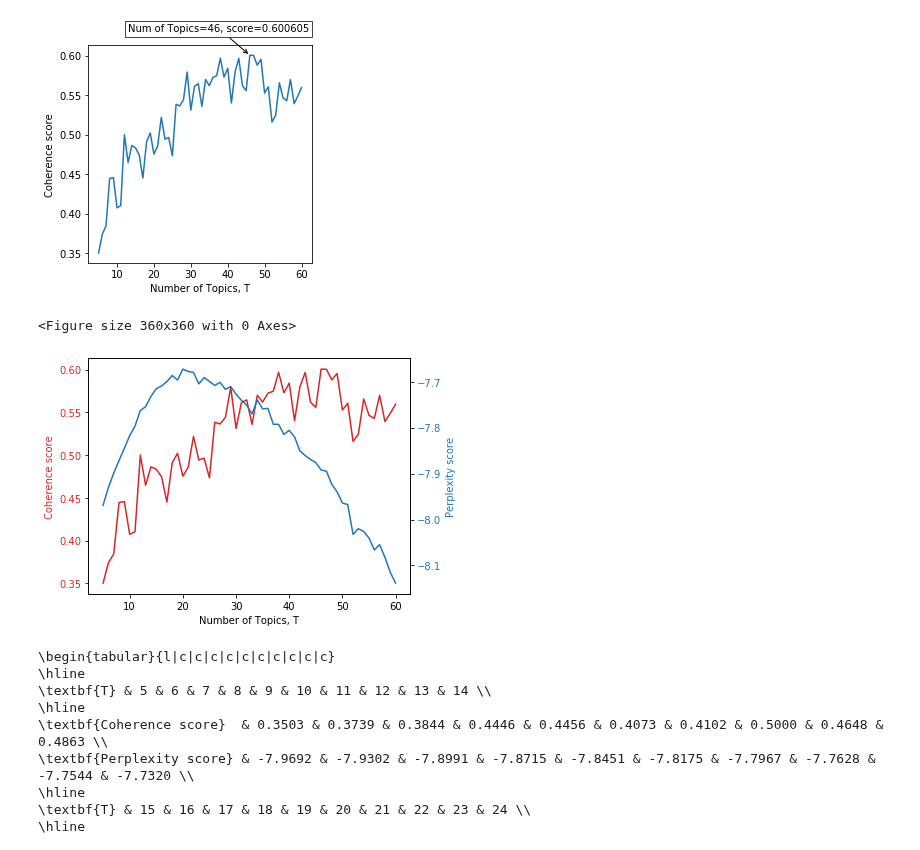
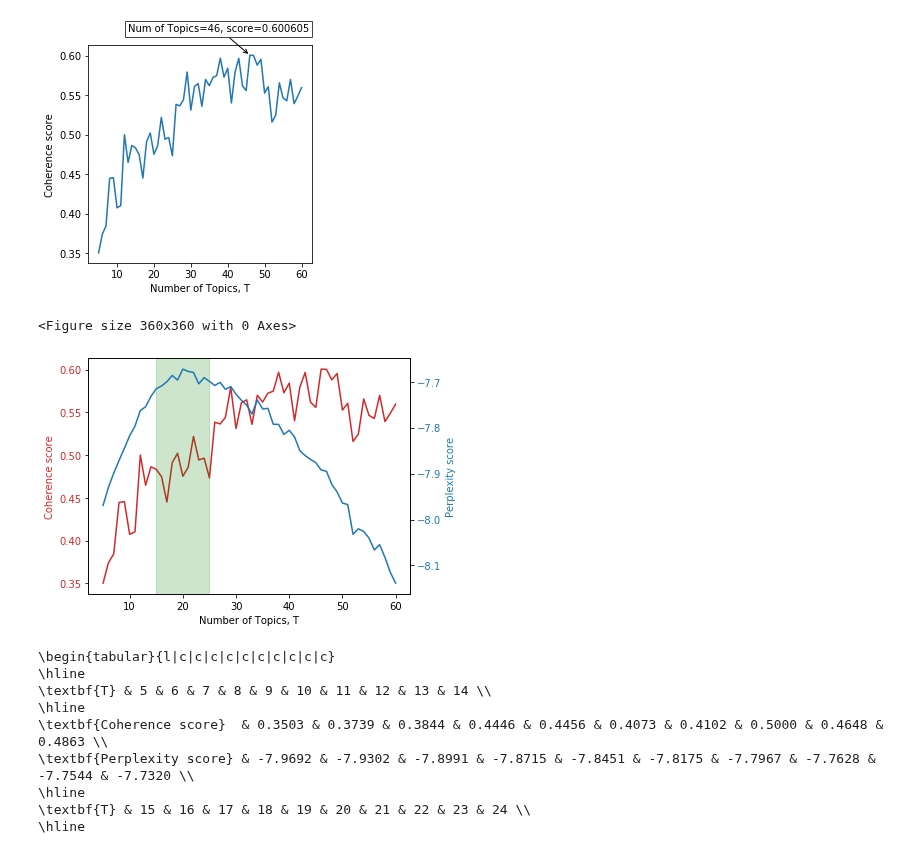
Before and after one commit to Arisiru/dtm-reports-analysis, a Jupyter notebook: notebooks/topic_analysis.ipynb, the cells around one changed output. Drawn from its saved outputs; the diff is of its cells as text; code cells hidden in the pictures.

```diff
--- a/notebooks/topic_analysis.ipynb
+++ b/notebooks/topic_analysis.ipynb
@@ -205,34 +205,35 @@ ax1.plot(x, data1, color=color)
 ax1.tick_params(axis='y', labelcolor=color)
 
 xmax = x[np.argmax(data1)]
 ymax = data1.max()
 text = 'Num of Topics=%s, score=%f' % (xmax, ymax)
 
 #bbox_props = dict(boxstyle='square,pad=0.3', fc='w', ec='k', lw=0.72)
 #arrowprops = dict(arrowstyle='->')
 #kw = dict(xycoords='data',textcoords='axes fraction',
           #arrowprops=arrowprops, bbox=bbox_props, ha='right', va='top')
 #ax1.annotate(text, xy=(xmax, ymax), xytext=(0.99,1.1), **kw)
 
 # instantiate a second axes that shares the same x-axis
 ax2 = ax1.twinx()
 
 color = 'tab:blue'
 ax2.set_ylabel('Perplexity score', color=color)
 ax2.plot(x, data2, color=color)
 ax2.tick_params(axis='y', labelcolor=color)
+plt.axvspan(15, 25, color='green', alpha=0.2)
 
 fig.tight_layout() # otherwise the right y-label is slightly clipped
 
 pp = PdfPages(os.path.join(dir_plots, 'cohearence_score.pdf'))
 
 plt.savefig(pp, format='pdf', bbox_inches='tight')
 plt.show()
 
 pp.close()
 # %% [output]
 <Figure size 360x360 with 0 Axes>
-[figure, old version]
+[figure, new version]
 # %%
 all_columns = len(coherence_values)
 columns = 10
```
Also changed, not shown: parts of 2 cells of this notebook, 2 other files.
